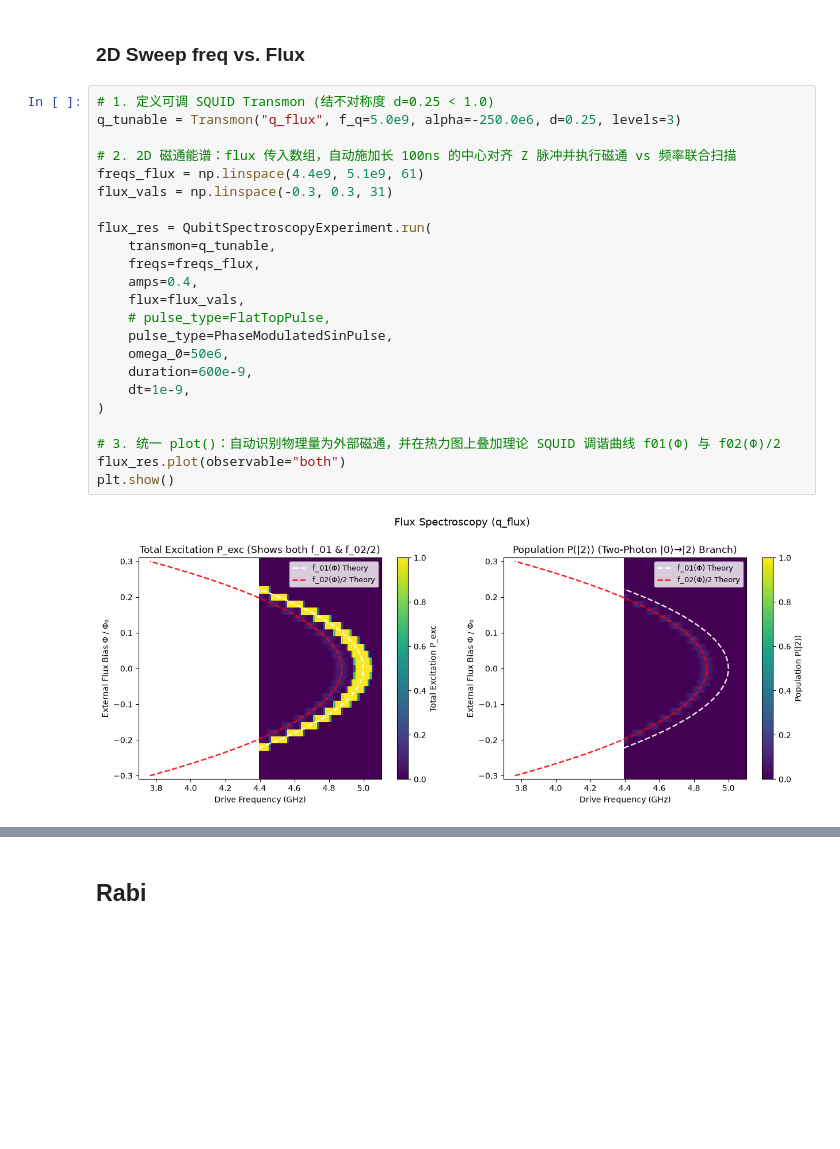
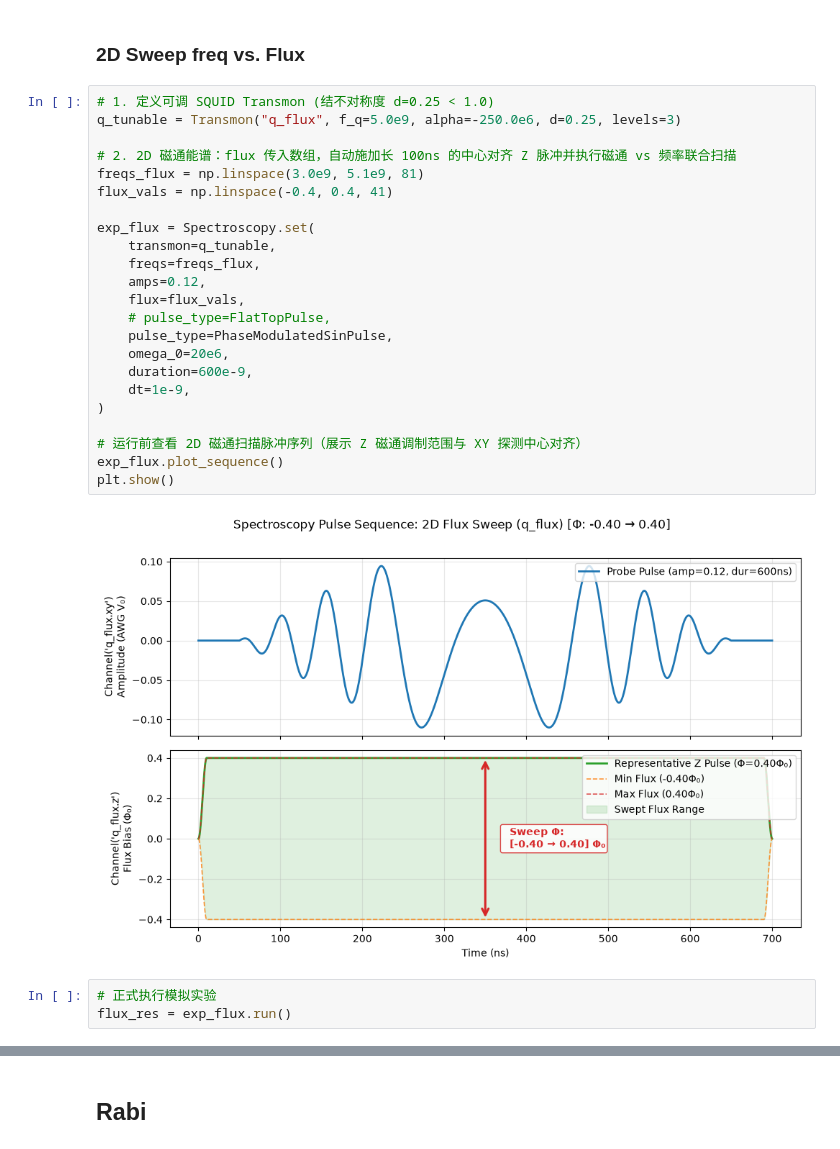
Before and after one commit to quantum-panda-a/SQPulse, a Jupyter notebook: examples/demo.ipynb, the cells around one changed output, grey strips where cells are left out. Saved outputs shown, nothing was run; the diff lists cells and outputs as text; blank space fills up the shorter version.

```diff
--- a/examples/demo.ipynb
+++ b/examples/demo.ipynb
@@ -324,25 +373,28 @@ plt.show()
 # %%
 # 1. 定义可调 SQUID Transmon (结不对称度 d=0.25 < 1.0)
 q_tunable = Transmon("q_flux", f_q=5.0e9, alpha=-250.0e6, d=0.25, levels=3)
 
 # 2. 2D 磁通能谱：flux 传入数组，自动施加长 100ns 的中心对齐 Z 脉冲并执行磁通 vs 频率联合扫描
-freqs_flux = np.linspace(4.4e9, 5.1e9, 61)
-flux_vals = np.linspace(-0.3, 0.3, 31)
+freqs_flux = np.linspace(3.0e9, 5.1e9, 81)
+flux_vals = np.linspace(-0.4, 0.4, 41)
 
-flux_res = QubitSpectroscopyExperiment.run(
+exp_flux = Spectroscopy.set(
     transmon=q_tunable,
     freqs=freqs_flux,
-    amps=0.4,
+    amps=0.12,
     flux=flux_vals,
     # pulse_type=FlatTopPulse,
     pulse_type=PhaseModulatedSinPulse,
-    omega_0=50e6,
+    omega_0=20e6,
     duration=600e-9,
     dt=1e-9,
 )
 
-# 3. 统一 plot()：自动识别物理量为外部磁通，并在热力图上叠加理论 SQUID 调谐曲线 f01(Φ) 与 f02(Φ)/2
-flux_res.plot(observable="both")
+# 运行前查看 2D 磁通扫描脉冲序列（展示 Z 磁通调制范围与 XY 探测中心对齐）
+exp_flux.plot_sequence()
 plt.show()
 # %% [output]
-[figure, old version]
+[figure, new version]
+# %%
+# 正式执行模拟实验
+flux_res = exp_flux.run()
```
Also changed, not shown: parts of 10 cells of this notebook, 6 other files.
